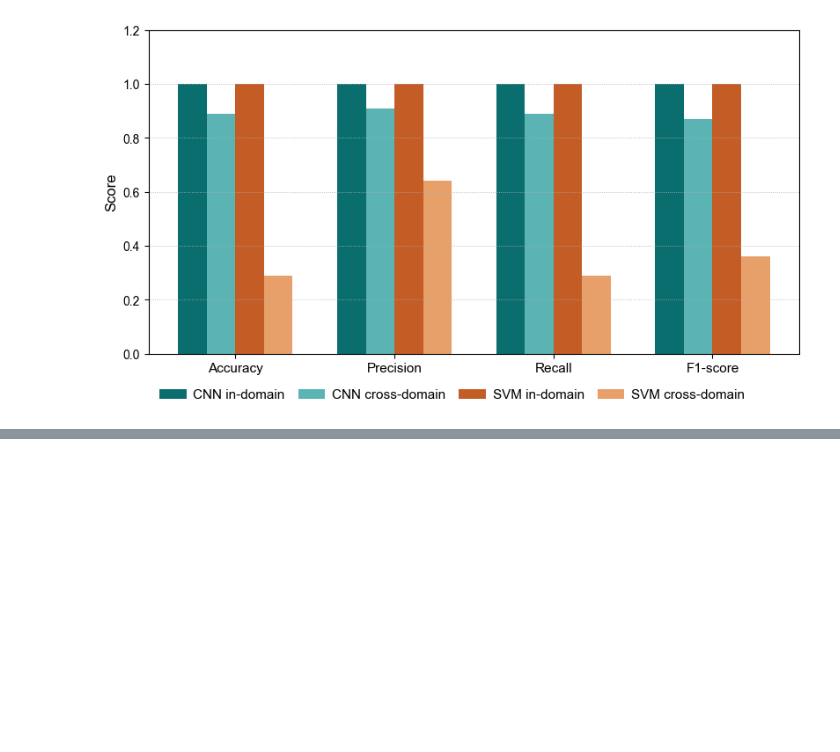
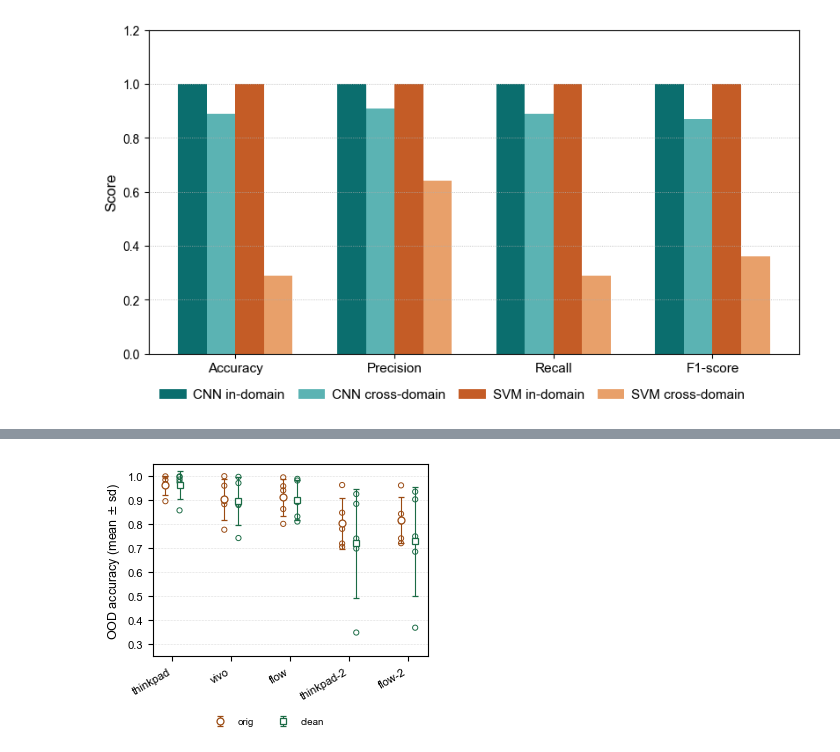
Before and after one commit to sglkc/chord-detector, a Jupyter notebook: training/notebooks/graphics/graphs.ipynb, the cells around one changed output, grey strips where cells are left out. Drawn from its saved outputs; the diff is of its cells as text; code cells hidden in the pictures; blank space fills up the shorter version.

Commit message:
add baseline centroid, cnn v2, and new svm notebooks

```diff
--- a/training/notebooks/graphics/graphs.ipynb
+++ b/training/notebooks/graphics/graphs.ipynb
@@ -1187,0 +1318,47 @@ export_plot('cnn_vs_svm_indomain_crossdomain')
+# %%
+# orig vs clean only. No centroid floor, no insnorm.
+import pandas as pd
+
+OOD_DATASETS = ['thinkpad', 'vivo', 'flow', 'thinkpad-2', 'flow-2']
+CNNV2 = REPO / 'training' / 'notebooks' / 'cnn-v2'
+
+pooled = pd.read_csv(CNNV2 / 'cross-eval-results' / 'pooled_ood_seeds.csv')
+pooled = pooled[pooled.variant.isin(('orig', 'clean'))]
+
+MARKER = {'orig': 'o', 'clean': 's'}
+EDGE = {'orig': '#9a4a12', 'clean': '#1b6b45'}
+JIT = {'orig': -0.12, 'clean': 0.12}
+LABEL = {'orig': 'orig', 'clean': 'clean'}
+
+fig, ax = plt.subplots(figsize=(3.3, 2.7), layout='constrained')
+x = np.arange(len(OOD_DATASETS))
+
+for variant in ('orig', 'clean'):
+    sub = pooled[pooled.variant == variant]
+    for i, ds in enumerate(OOD_DATASETS):
+        ys = sub.loc[sub.dataset == ds, 'accuracy'].to_numpy()
+        ax.scatter(
+            np.full(ys.shape, x[i] + JIT[variant]), ys,
+            s=14, facecolors='none', edgecolors=EDGE[variant],
+            linewidths=0.7, zorder=2,
+        )
+    means = sub.groupby('dataset')['accuracy'].mean().loc[OOD_DATASETS]
+    sds = sub.groupby('dataset')['accuracy'].std().loc[OOD_DATASETS]
+    ax.errorbar(
+        x + JIT[variant], means.values, yerr=sds.values,
+        fmt=MARKER[variant], markersize=5.0,
+        markerfacecolor='white', markeredgecolor=EDGE[variant],
+        markeredgewidth=0.9, ecolor=EDGE[variant], elinewidth=0.8,
+        capsize=2, linewidth=0, label=LABEL[variant], zorder=3,
+    )
+
+ax.set_ylabel('OOD accuracy (mean $\pm$ sd)')
+ax.set_ylim(0.25, 1.05)
+ax.set_xticks(x, OOD_DATASETS, rotation=30, ha='right')
+ax.set_axisbelow(True)
+ax.yaxis.grid(True, linestyle=':', linewidth=0.4, color='0.75')
+
+fig.legend(loc='outside lower center', ncol=2, frameon=False, fontsize=7)
+export_article(fig, 'cross-domain')
+# %% [output]
+[figure, added]
```
Also changed, not shown: parts of 10 cells of this notebook, 11 other files.
